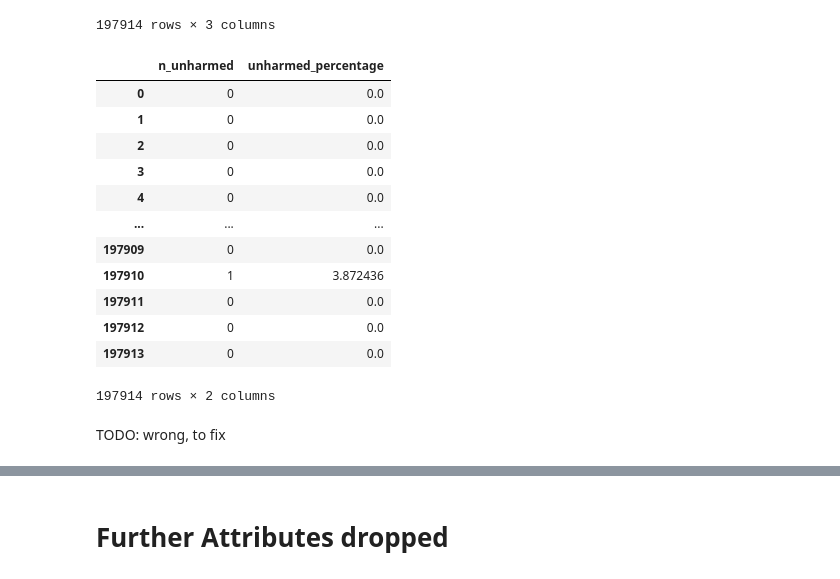
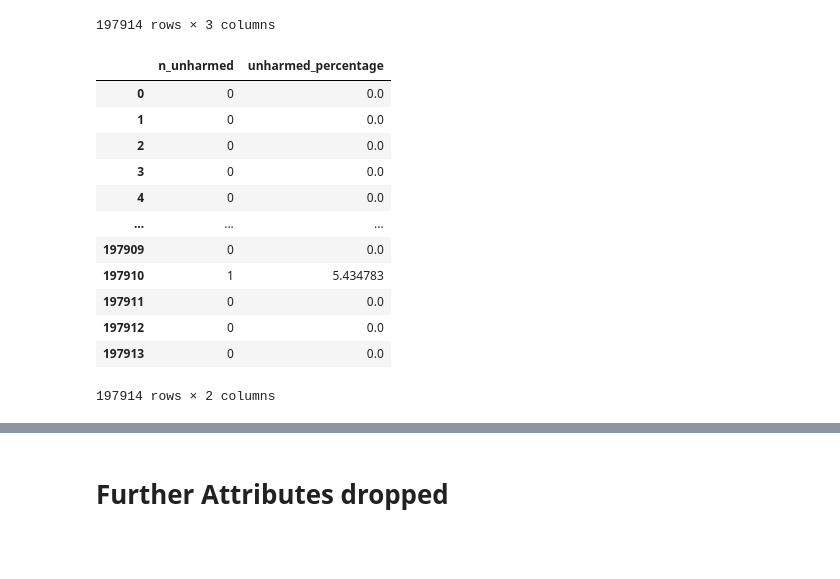
Before and after one commit to vezzusamu/dm-project, a Jupyter notebook: data_preparation.ipynb, the cells around one changed output, grey strips where cells are left out. Cells and saved outputs as stored; diff of their text form; code cells hidden in the pictures; blank space fills up the shorter version.

```diff
--- a/data_preparation.ipynb
+++ b/data_preparation.ipynb
@@ -867,20 +868,21 @@ Data columns (total 29 columns):
 dtypes: Float64(3), Int64(14), datetime64[ns](1), float64(5), string(6)
 memory usage: 47.0 MB
 # %%
-df["teen_percentage"] = df["n_participants_teen"] /  df.groupby(["year","state", "city_or_county"])["n_participants_teen"].transform("sum")
+#How many teen are involved in incidents w.r.t. the total number of females for the same city and in the same period?
+
+df["teen_percentage"] = df["n_participants_teen"] /  df.groupby(["date","state", "city_or_county"])["n_participants_teen"].transform("sum")
 df.loc[np.isnan(df["teen_percentage"]),"teen_percentage"] = 0
 # %%
-df["adult_percentage"] = df["n_participants_adult"] /  df.groupby(["year","state", "city_or_county"])["n_participants_adult"].transform("sum")
+#How many adult are involved in incidents w.r.t. the total number of females for the same city and in the same period?
+df["adult_percentage"] = df["n_participants_adult"] /  df.groupby(["date","state", "city_or_county"])["n_participants_adult"].transform("sum")
 df.loc[np.isnan(df["adult_percentage"]),"adult_percentage"] = 0
 # %%
-#How many killed people have been involved w.r.t the total killed people in
-# the same congressional district in a given period of time?
-df["killed_percentage"] = df["n_killed"] /  df.groupby(["year","state", "congressional_district" ])["n_killed"].transform("sum")
+#How many killed people have been involved w.r.t the total killed people in the same congressional district in a given period of time?
+df["killed_percentage"] = df["n_killed"] /  df.groupby(["date","state", "congressional_district" ])["n_killed"].transform("sum")
 df.loc[np.isnan(df["killed_percentage"]),"killed_percentage"] = 0
 # %%
-#How many injured people have been involved w.r.t the total injured people in
-# the same congressional district in a given period of time?
-df["injured_percentage"] = df["n_injured"] /  df.groupby(["year","state", "congressional_district" ])["n_injured"].transform("sum")
+#How many injured people have been involved w.r.t the total injured people in the same congressional district in a given period of time?
+df["injured_percentage"] = df["n_injured"] /  df.groupby(["date","state", "congressional_district" ])["n_injured"].transform("sum")
 df.loc[np.isnan(df["injured_percentage"]),"injured_percentage"] = 0
 df["injured_percentage"]
 # %% [output]
@@ -916,24 +918,21 @@ df[["n_killed", "n_participants", "killed_percentage_per_incident"]]
 | 197913 | 0 | 63 | 0.0 |
 197914 rows × 3 columns
 # %%
-#Ratio of unharmed people in the incidents w.r.t. the the average of unharmed people
-#in the same period
-df["unharmed_percentage"] = df["n_unharmed"] / df.groupby(["year"])["n_unharmed"].transform("mean")
+#Ratio of unharmed people in the incidents w.r.t. the the average of unharmed people in the same period
+df["unharmed_percentage"] = df["n_unharmed"] / df.groupby(["date"])["n_unharmed"].transform("mean")
 df.loc[np.isnan(df["unharmed_percentage"]),"unharmed_percentage"] = 0
 df[["n_unharmed", "unharmed_percentage"]]
 # %% [output]
 |  | n_unharmed | unharmed_percentage |
 | 0 | 0 | 0.0 |
 | 1 | 0 | 0.0 |
 | 2 | 0 | 0.0 |
 | 3 | 0 | 0.0 |
 | 4 | 0 | 0.0 |
 | ... | ... | ... |
 | 197909 | 0 | 0.0 |
-| 197910 | 1 | 3.872436 |
+| 197910 | 1 | 5.434783 |
 | 197911 | 0 | 0.0 |
 | 197912 | 0 | 0.0 |
 | 197913 | 0 | 0.0 |
 197914 rows × 2 columns
-# %% [markdown]
-TODO: wrong, to fix
```
Also changed, not shown: parts of 20 cells of this notebook, 3 other files.
